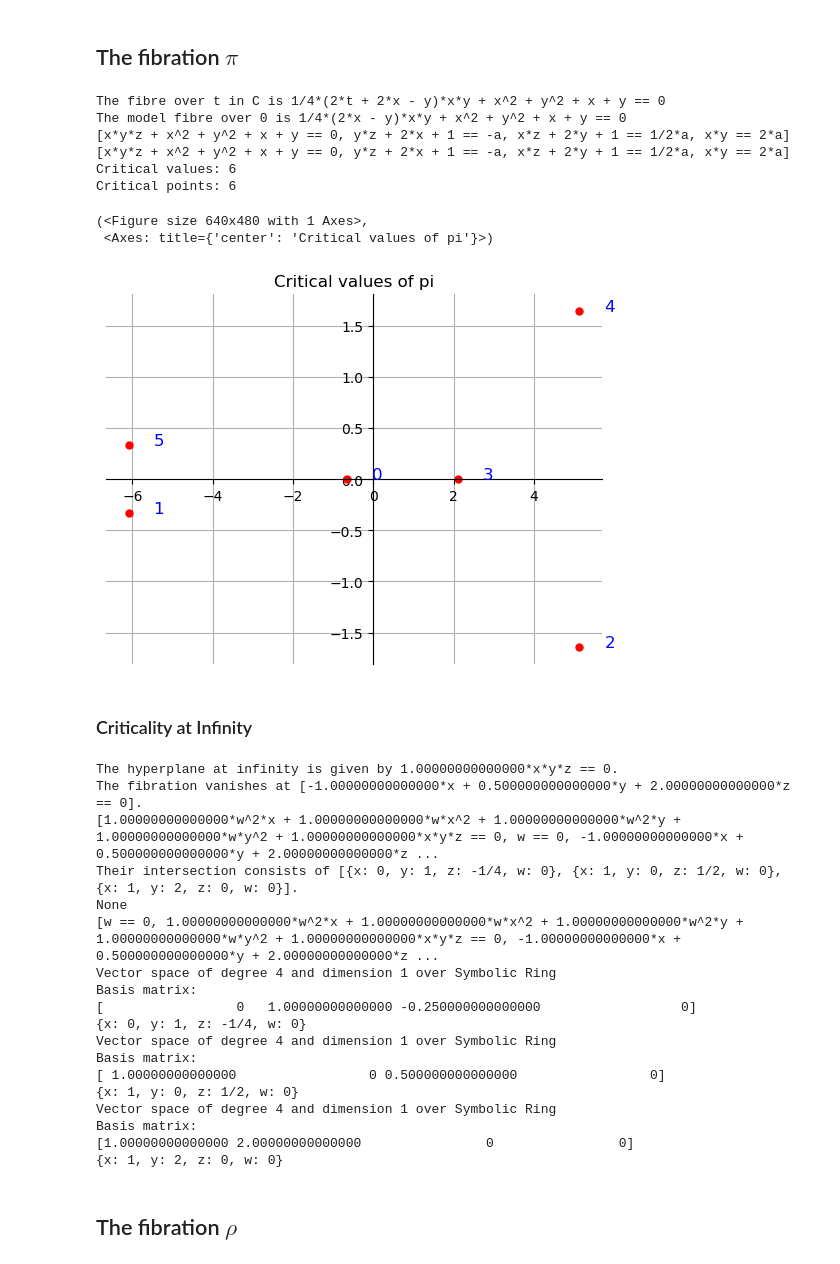
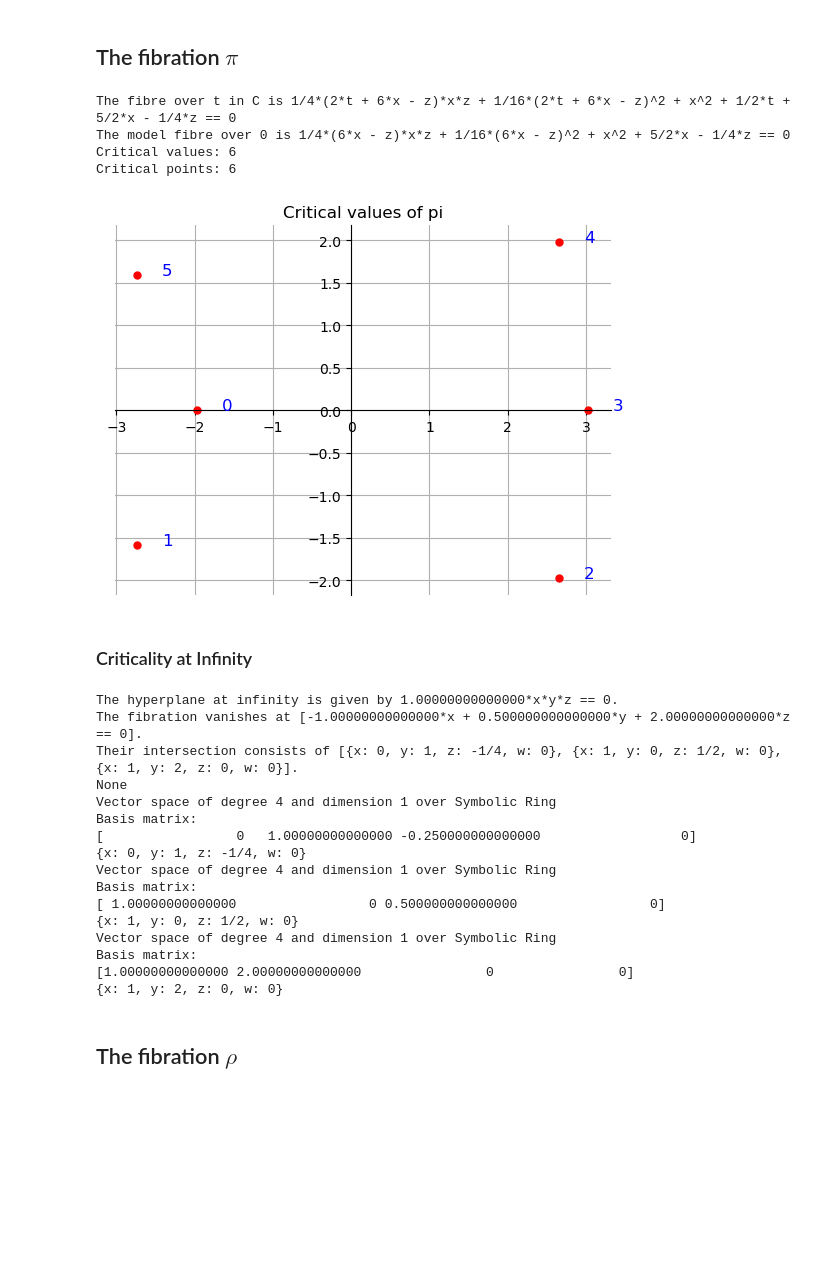
Before and after one commit to ViveLeFrance/Painlev-, a Jupyter notebook: p3d7.ipynb, the cells around one changed output. Cells and saved outputs as stored; diff of their text form; code cells hidden in the pictures; blank space fills up the shorter version.

```diff
--- a/p3d7.ipynb
+++ b/p3d7.ipynb
@@ -21,40 +24,36 @@ X = X.subs(alpha==1)
 # %%
 alpha, beta, gamma = var('alpha, beta, gamma', domain=CC)
 pi = alpha*x + beta*y + gamma*z
 
 
 pi = pi.subs({
-    alpha: -1,
-    beta: 1/2,
-    gamma: 2
+    alpha: -3,
+    beta: 2,
+    gamma: 1/2
 })
 
 pi = LefschetzFibration([x,y,z], X, pi)
 origin_fibre = 0
-solvefor=z
+solvefor=y
 
 t = var('t', domain=CC)
 
 t_fibre = pi.get_fibre(t, solvefor)
 print(f'The fibre over t in C is {t_fibre.simplify()==0}')
 print(f'The model fibre over {origin_fibre} is {t_fibre.simplify().subs({t:origin_fibre})==0}')
 
 crit_values_pi = sort_by_angle(pi.get_critical_values(), origin_fibre)
 crit_points_pi = pi.get_critical_points()
 
 print(f'Critical values: {len(crit_values_pi)} \nCritical points: {len(crit_points_pi)}')
 
 plot_points_ordered(crit_values_pi, 'Critical values of pi', origin_fibre=origin_fibre)
 # %% [output]
-The fibre over t in C is 1/4*(2*t + 2*x - y)*x*y + x^2 + y^2 + x + y == 0
-The model fibre over 0 is 1/4*(2*x - y)*x*y + x^2 + y^2 + x + y == 0
-[x*y*z + x^2 + y^2 + x + y == 0, y*z + 2*x + 1 == -a, x*z + 2*y + 1 == 1/2*a, x*y == 2*a]
-[x*y*z + x^2 + y^2 + x + y == 0, y*z + 2*x + 1 == -a, x*z + 2*y + 1 == 1/2*a, x*y == 2*a]
+The fibre over t in C is 1/4*(2*t + 6*x - z)*x*z + 1/16*(2*t + 6*x - z)^2 + x^2 + 1/2*t + 5/2*x - 1/4*z == 0
+The model fibre over 0 is 1/4*(6*x - z)*x*z + 1/16*(6*x - z)^2 + x^2 + 5/2*x - 1/4*z == 0
 Critical values: 6
 Critical points: 6
-(<Figure size 640x480 with 1 Axes>,
- <Axes: title={'center': 'Critical values of pi'}>)
-[figure, old version]
+[figure, new version]
 # %% [markdown]
 ### Criticality at Infinity
 # %%
@@ -67,10 +66,8 @@ for point in intersection:
 # %% [output]
 The hyperplane at infinity is given by 1.00000000000000*x*y*z == 0.
 The fibration vanishes at [-1.00000000000000*x + 0.500000000000000*y + 2.00000000000000*z == 0].
-[1.00000000000000*w^2*x + 1.00000000000000*w*x^2 + 1.00000000000000*w^2*y + 1.00000000000000*w*y^2 + 1.00000000000000*x*y*z == 0, w == 0, -1.00000000000000*x + 0.500000000000000*y + 2.00000000000000*z ...
 Their intersection consists of [{x: 0, y: 1, z: -1/4, w: 0}, {x: 1, y: 0, z: 1/2, w: 0}, {x: 1, y: 2, z: 0, w: 0}].
 None
-[w == 0, 1.00000000000000*w^2*x + 1.00000000000000*w*x^2 + 1.00000000000000*w^2*y + 1.00000000000000*w*y^2 + 1.00000000000000*x*y*z == 0, -1.00000000000000*x + 0.500000000000000*y + 2.00000000000000*z ...
 Vector space of degree 4 and dimension 1 over Symbolic Ring
 Basis matrix:
 [                 0   1.00000000000000 -0.250000000000000                  0]
```
Also changed, not shown: parts of 5 cells of this notebook, 12 other files.
